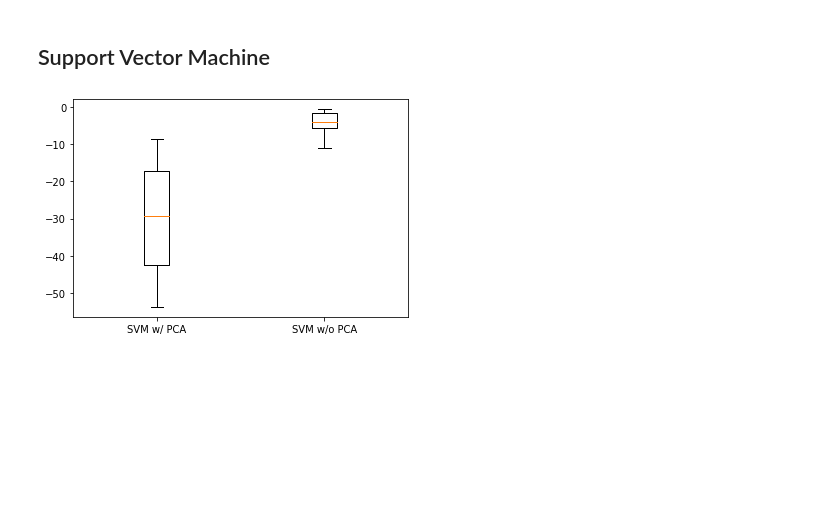
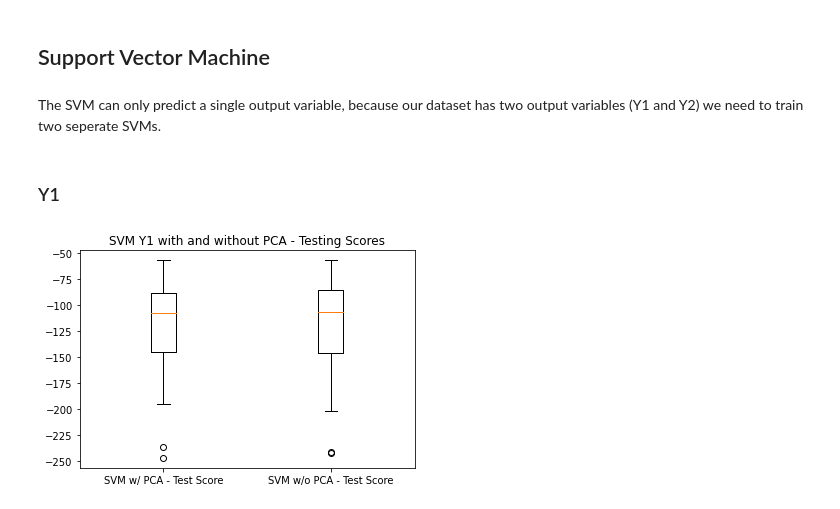
Before and after one commit to Dodecahedrane/COMP-2002-Assignment, a Jupyter notebook: Assignment Notebook.ipynb, the cells around one changed output. Drawn from its saved outputs; the diff is of its cells as text; code cells hidden in the pictures; blank space fills up the shorter version.

```diff
--- a/Assignment Notebook.ipynb
+++ b/Assignment Notebook.ipynb
@@ -167,11 +166,9 @@ plt.show()
 [figure]
 # %%
 scaler = MinMaxScaler()
-trainInputsScaled = scaler.fit_transform(trainInputsPCA)
-testInputsScaled = scaler.fit_transform(testInputsPCA)
 
-trainInputsScaledNoPCA = scaler.fit_transform(trainInputs)
-testInputsScaledNoPCA = scaler.fit_transform(testInputs)
+inputsScaled = scaler.fit_transform(inputsPCA)
+inputsScaledNoPCA = scaler.fit_transform(inputs)
 # %% [markdown]
 We can now see that the data has been scalled so the minimum target value is now 0 and the maximum target value is 1.
 # %%
@@ -226,12 +262,26 @@ svrNoPCA = cross_val_score(supportVectorMachine, trainInputsScaledNoPCA, trainTa
+# %% [markdown]
+The SVM can only predict a single output variable, because our dataset has two output variables (Y1 and Y2) we need to train two seperate SVMs.
+# %% [markdown]
+### Y1
 # %%
-supportVectorMachine = svm.SVR(gamma="auto")
-svrPCA = cross_val_score(supportVectorMachine, trainInputsScaled, trainTargets_y1.ravel(), cv=25, scoring='neg_mean_squared_error')
+svr = svm.SVR(gamma="auto")
+svmCvPca_y1 = cross_validate(svr, inputsScaled, targets_y1.ravel(), cv=25, return_train_score=True,
+                           scoring='neg_mean_squared_error')
+# %%
+svr = svm.SVR(gamma="auto")
+svmCvNoPca_y1 = cross_validate(svr, inputsScaledNoPCA, targets_y1.ravel(), cv=25, return_train_score=True,
+                           scoring='neg_mean_squared_error')
 # %%
-svmResults = {"SVM w/ PCA": svrPCA, "SVM w/o PCA": svrNoPCA}
+svmResultsTrain_y1 = {"SVM w/ PCA - Test Score": svmCvPca_y1['test_score'],
+                  "SVM w/o PCA - Test Score": svmCvNoPca_y1['test_score']}
+
+svmResultsTest_y1 = {"SVM w/ PCA - Train Score": svmCvPca_y1['train_score'],
+                  "SVM w/o PCA - Train Score": svmCvNoPca_y1['train_score']}
 # %%
 fig, ax = plt.subplots()
-ax.boxplot(nnResults.values())
-ax.set_xticklabels(svmResults.keys())
+plt.title("SVM Y1 with and without PCA - Testing Scores")
+ax.boxplot(svmResultsTrain_y1.values())
+ax.set_xticklabels(svmResultsTrain_y1.keys())
 plt.show()
 # %% [output]
-[figure, old version]
+[figure, new version]
```
Also changed, not shown: parts of 41 cells of this notebook.
